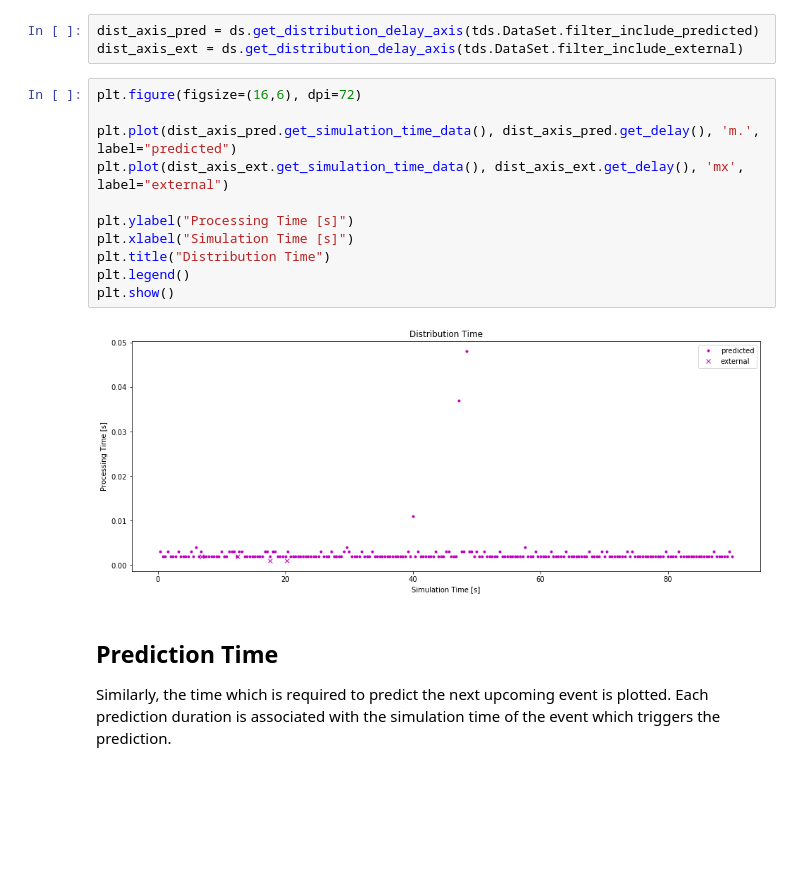
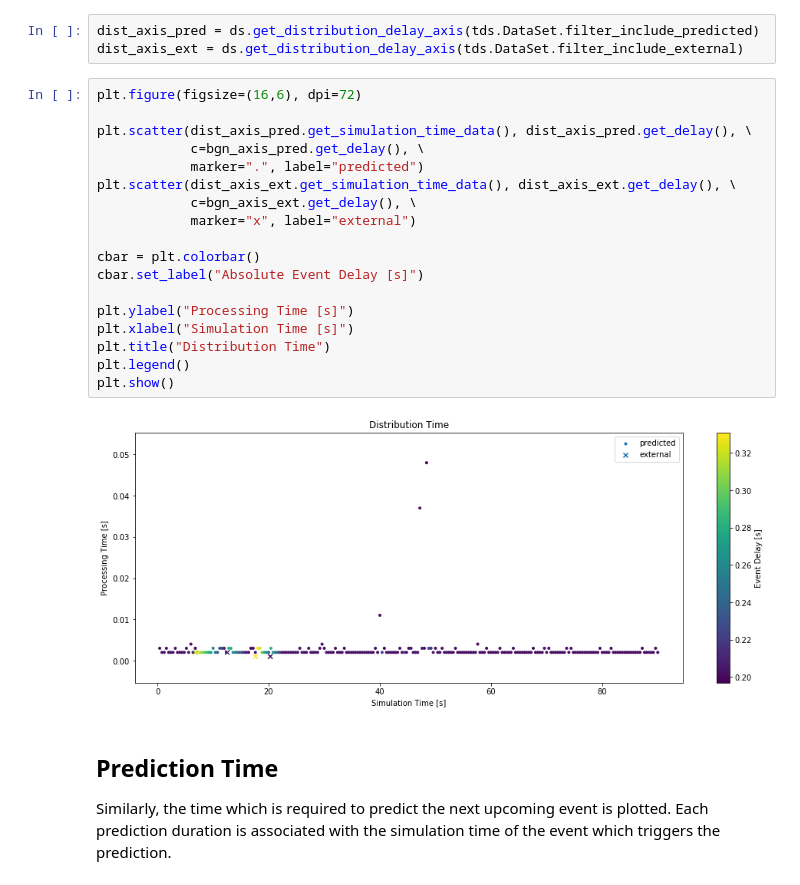
Before and after one commit to AIT-IES/FMITerminalBlock, a Jupyter notebook: scripts/delay-structure-evaluation.ipynb, the cells around one changed output. Drawn from its saved outputs; the diff is of its cells as text; blank space fills up the shorter version.

Commit message:
ADD: Color axis in delay scatterplots

```diff
--- a/scripts/delay-structure-evaluation.ipynb
+++ b/scripts/delay-structure-evaluation.ipynb
@@ -47,16 +48,23 @@ dist_axis_ext = ds.get_distribution_delay_axis(tds.DataSet.filter_include_extern
 # %%
 plt.figure(figsize=(16,6), dpi=72)
 
-plt.plot(dist_axis_pred.get_simulation_time_data(), dist_axis_pred.get_delay(), 'm.', label="predicted")
-plt.plot(dist_axis_ext.get_simulation_time_data(), dist_axis_ext.get_delay(), 'mx', label="external")
+plt.scatter(dist_axis_pred.get_simulation_time_data(), dist_axis_pred.get_delay(), \
+            c=bgn_axis_pred.get_delay(), \
+            marker=".", label="predicted")
+plt.scatter(dist_axis_ext.get_simulation_time_data(), dist_axis_ext.get_delay(), \
+            c=bgn_axis_ext.get_delay(), \
+            marker="x", label="external")
+
+cbar = plt.colorbar()
+cbar.set_label("Absolute Event Delay [s]")
 
 plt.ylabel("Processing Time [s]")
 plt.xlabel("Simulation Time [s]")
 plt.title("Distribution Time")
 plt.legend()
 plt.show()
 # %% [output]
-[figure, old version]
+[figure, new version]
 # %% [markdown]
 ## Prediction Time
 Similarly, the time which is required to predict the next upcoming event is plotted. Each prediction duration is associated with the simulation time of the event which triggers the prediction.
```
Also changed, not shown: parts of 3 cells of this notebook.
